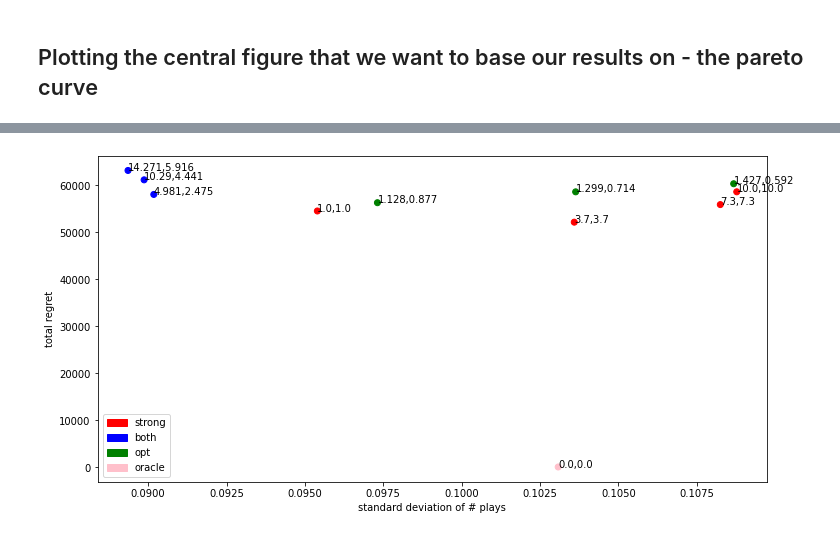
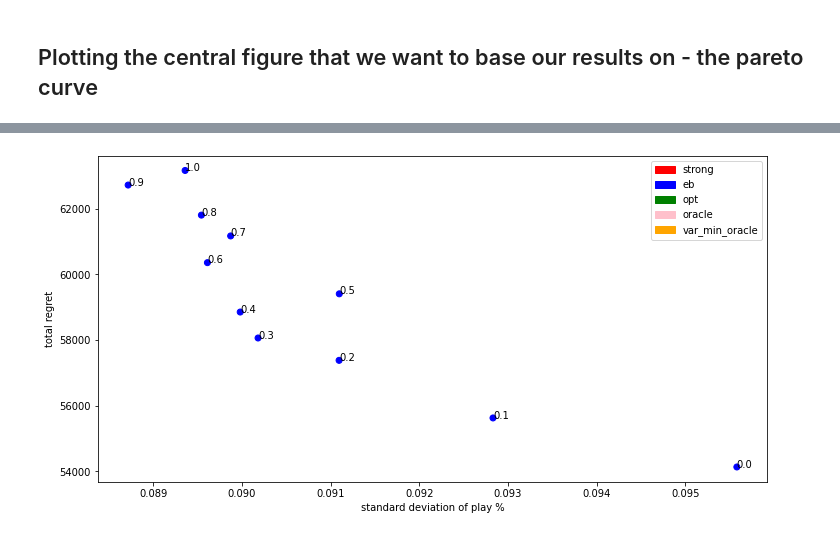
Before and after one commit to LEFTA98/ratings_with_eb, a Jupyter notebook: ec_plots.ipynb, the cells around one changed output, grey strips where cells are left out. Drawn from its saved outputs; the diff is of its cells as text; code cells hidden in the pictures.

Commit message:
simulations for superoptimistic prior

```diff
--- a/ec_plots.ipynb
+++ b/ec_plots.ipynb
@@ -223,11 +301,17 @@ oracle_df = pd.DataFrame([[0,
                            'oracle',
                            0,
                            0,
-                           0,
-                           get_average_plays_variance(market_plays_dict)]],
+                           np.sum(market_dict_top_item[(0.0, 'standard')]) - oracle_welfare,
+                           get_average_plays_variance(oracle_plays_dict)]],
                            columns=['eta', 'dataset', 'prior_a', 'prior_b', 'regret', 'var'])
+# %%
+var_min_df = pd.DataFrame([[0,
+                           'var_min_oracle',
+                           0,
+                           0,
+                           np.sum(market_dict_top_item[(0.0, 'standard')]) - var_min_welfare,
+                           get_average_plays_variance(var_min_plays_dict)]],
+                           columns=['eta', 'dataset', 'prior_a', 'prior_b', 'regret', 'var'])
 # %%
-pareto_df = pd.concat(df_list + [oracle_df])
+pareto_df = pd.concat(df_list + [oracle_df, var_min_df])
+pareto_df = pareto_df[pareto_df['dataset']=='standard']
-# %%
-pareto_df = pareto_df.reset_index().drop(index=[0,1])
-pareto_df
@@ -247,27 +318,28 @@ pareto_df
 # %%
 
 
 x = list(pareto_df['var'])
 y = list(pareto_df['regret'])
 colors = list(pareto_df['dataset'])
 
-color_dict = {"standard":"blue", "strong":"red", "optimistic":"green", 'oracle':"pink"}
+color_dict = {"standard":"blue", "strong":"red", "optimistic":"green", 'oracle':"pink",'var_min_oracle':"orange"}
 
 fig,ax = plt.subplots()
 fig.set_size_inches(12,6)
 ax.scatter(x, y, color=[color_dict[item] for item in colors])
-plt.xlabel('standard deviation of # plays')
+plt.xlabel('standard deviation of play %')
 plt.ylabel('total regret')
 
-labels = pareto_df[['prior_a', 'prior_b']].to_numpy()
+labels = pareto_df['eta'].to_numpy()
 
 red_patch = mpatches.Patch(color='red', label='strong')
-blue_patch = mpatches.Patch(color='blue', label='both')
+blue_patch = mpatches.Patch(color='blue', label='eb')
 green_patch = mpatches.Patch(color='green', label='opt')
 pink_patch = mpatches.Patch(color='pink', label='oracle')
-plt.legend(handles=[red_patch, blue_patch, green_patch, pink_patch])
+orange_patch = mpatches.Patch(color='orange', label='var_min_oracle')
+plt.legend(handles=[red_patch, blue_patch, green_patch, pink_patch, orange_patch])
 
 for i in range(labels.shape[0]):
-    ax.annotate(f"{np.round(labels[i,0],3)},{np.round(labels[i,1],3)}", (x[i], y[i]))
+    ax.annotate(f"{labels[i]}", (x[i], y[i]))
 # %% [output]
-[figure, old version]
+[figure, new version]
```
Also changed, not shown: parts of 27 cells of this notebook, 1 other file.
